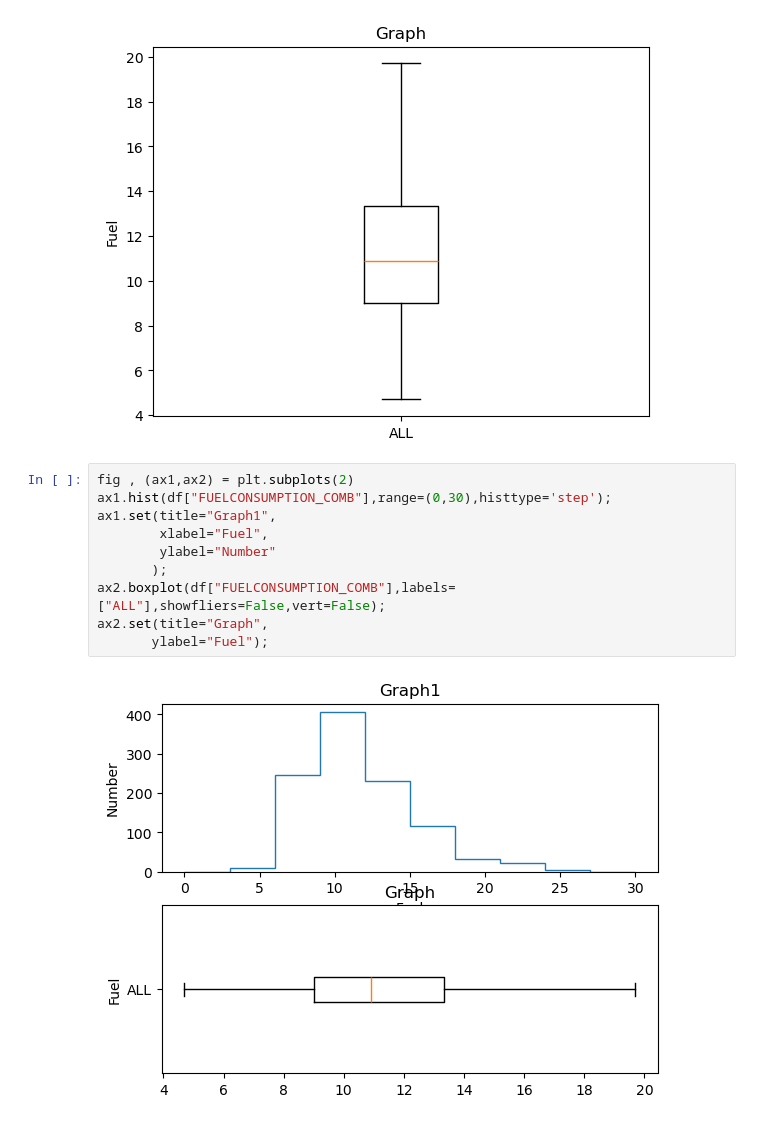
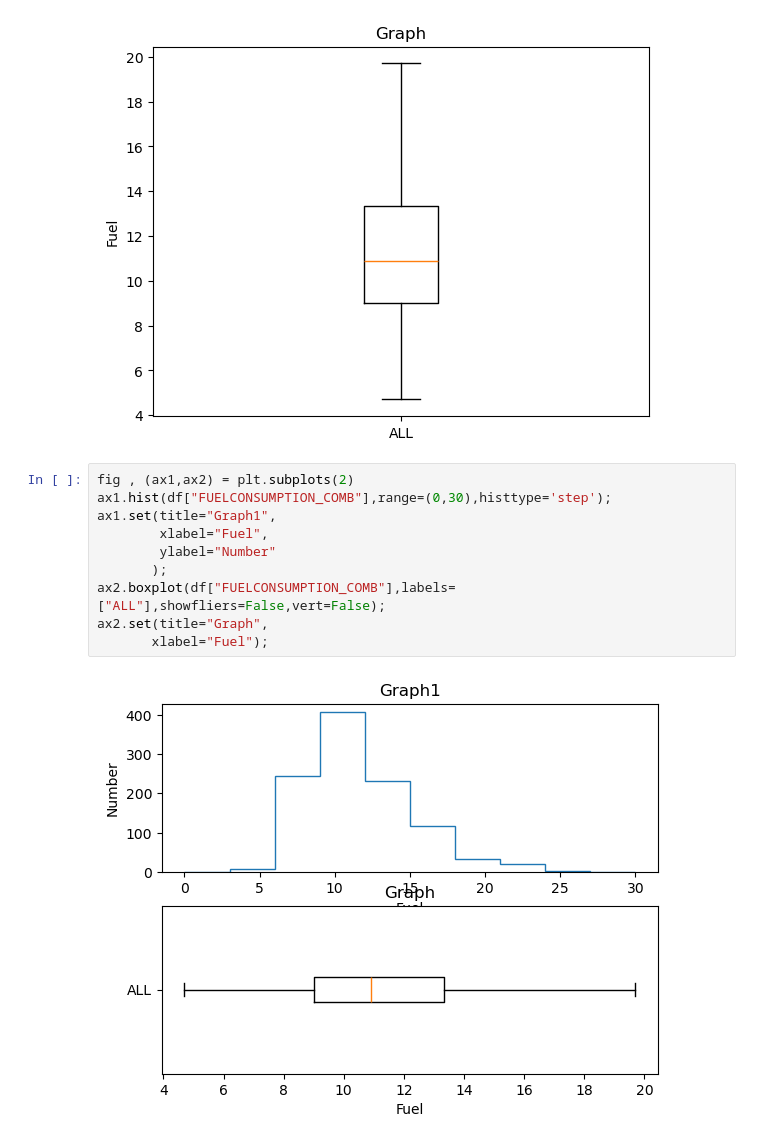
Before and after one commit to MohammadNainy/Visual, a Jupyter notebook: Matplotlib.ipynb, the cells around one changed output. Saved outputs shown, nothing was run; the diff lists cells and outputs as text.

```diff
--- a/Matplotlib.ipynb
+++ b/Matplotlib.ipynb
@@ -174,12 +174,12 @@ ax.set(title="Graph",
 # %%
 fig , (ax1,ax2) = plt.subplots(2)
 ax1.hist(df["FUELCONSUMPTION_COMB"],range=(0,30),histtype='step');
 ax1.set(title="Graph1",
         xlabel="Fuel",
         ylabel="Number"
        );
 ax2.boxplot(df["FUELCONSUMPTION_COMB"],labels=["ALL"],showfliers=False,vert=False);
 ax2.set(title="Graph",
-       ylabel="Fuel");
+       xlabel="Fuel");
 # %% [output]
-[figure, old version]
+[figure, new version]
```
Also changed, not shown: parts of 9 cells of this notebook, 2 other files.
